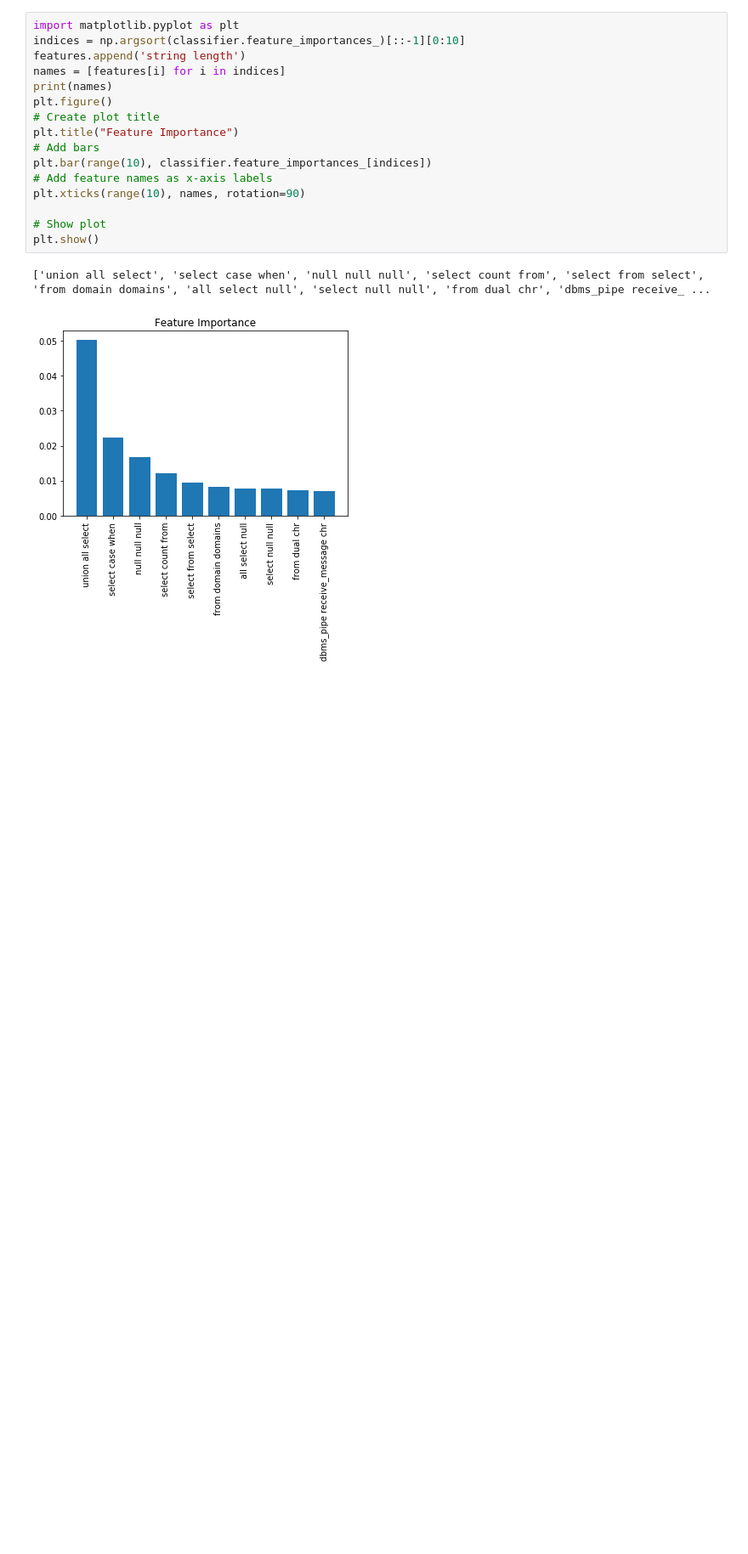
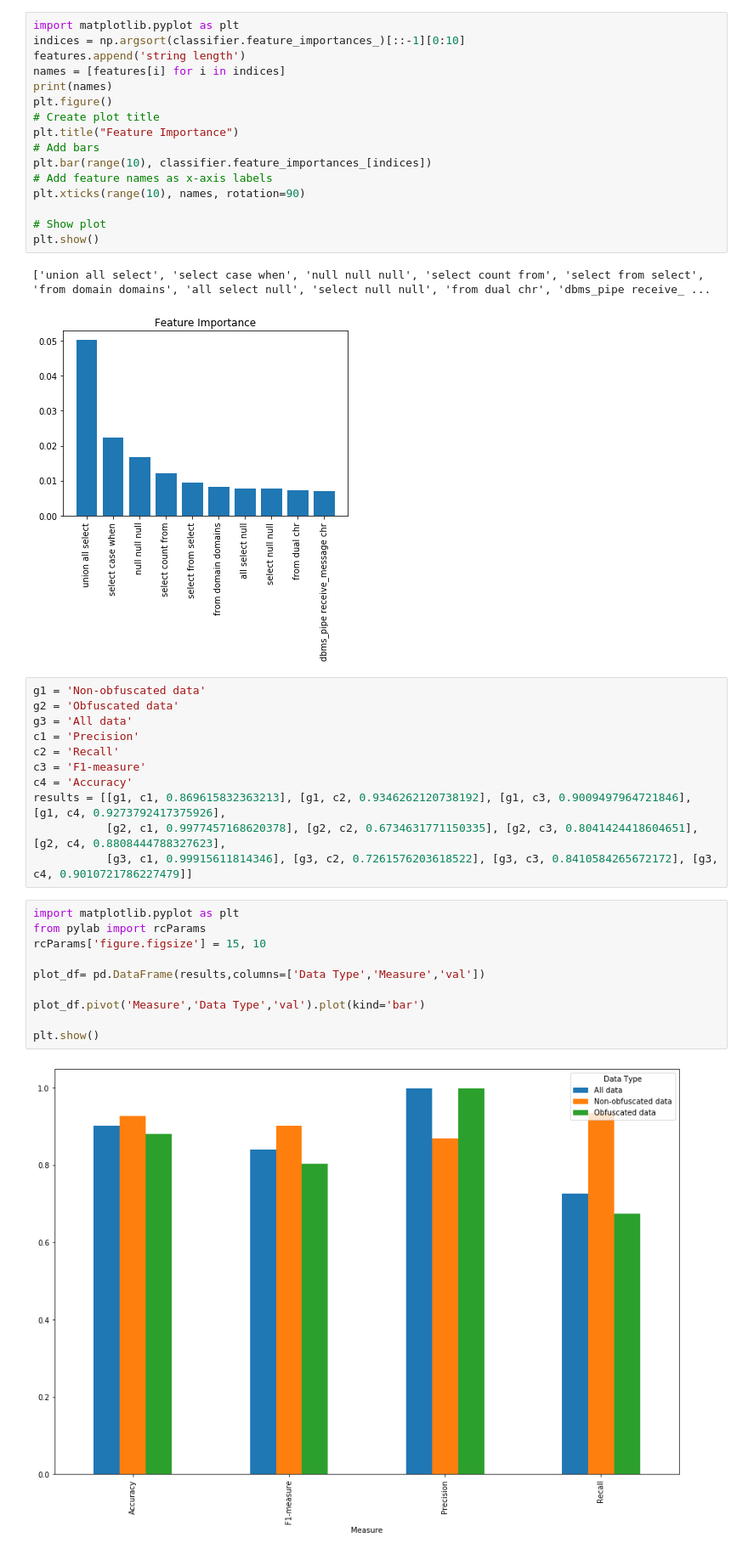
Before and after one commit to bngo97/SQLObfuscator, a Jupyter notebook: notebooks/all_random_forest.ipynb, the cells around one changed output. Shown at 85% size. Drawn from its saved outputs; the diff is of its cells as text; blank space fills up the shorter version.

Commit message:
rf graphs

```diff
--- a/notebooks/all_random_forest.ipynb
+++ b/notebooks/all_random_forest.ipynb
@@ -100,3 +100,26 @@ plt.show()
 # %% [output]
 ['union all select', 'select case when', 'null null null', 'select count from', 'select from select', 'from domain domains', 'all select null', 'select null null', 'from dual chr', 'dbms_pipe receive_ ...
 [figure]
+# %%
+g1 = 'Non-obfuscated data'
+g2 = 'Obfuscated data'
+g3 = 'All data'
+c1 = 'Precision'
+c2 = 'Recall'
+c3 = 'F1-measure'
+c4 = 'Accuracy'
+results = [[g1, c1, 0.869615832363213], [g1, c2, 0.9346262120738192], [g1, c3, 0.9009497964721846], [g1, c4, 0.9273792417375926],
+           [g2, c1, 0.9977457168620378], [g2, c2, 0.6734631771150335], [g2, c3, 0.8041424418604651], [g2, c4, 0.8808444788327623],
+           [g3, c1, 0.99915611814346], [g3, c2, 0.7261576203618522], [g3, c3, 0.8410584265672172], [g3, c4, 0.9010721786227479]]
+# %%
+import matplotlib.pyplot as plt
+from pylab import rcParams
+rcParams['figure.figsize'] = 15, 10
+
+plot_df= pd.DataFrame(results,columns=['Data Type','Measure','val'])
+
+plot_df.pivot('Measure','Data Type','val').plot(kind='bar')
+
+plt.show()
+# %% [output]
+[figure, added]
```
Also changed, not shown: 4 other files.
